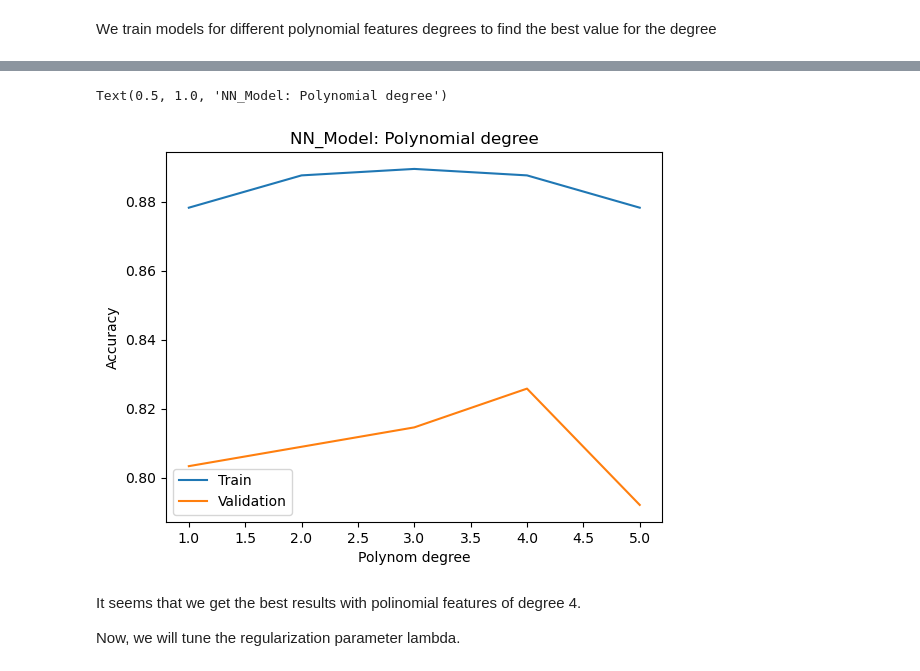
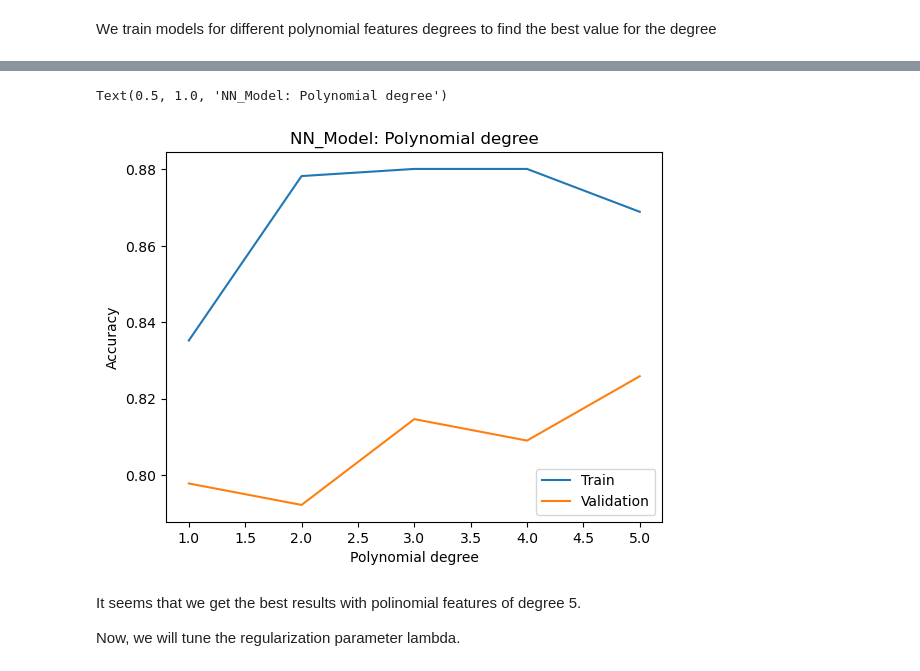
Before and after one commit to Andresmfs/Binary-classification-ML-models-Titanic-survivals, a Jupyter notebook: titanic.ipynb, the cells around one changed output, grey strips where cells are left out. Drawn from its saved outputs; the diff is of its cells as text; code cells hidden in the pictures.

```diff
--- a/titanic.ipynb
+++ b/titanic.ipynb
@@ -916,17 +863,0 @@ plt.title('NN model: Regularization parameter');
-# %%
-NN_model = NN_models[2]
-
-y_train_nn = Binary_sigmoid_predict(NN_model, X_train_nn)
-y_cv_nn = Binary_sigmoid_predict(NN_model, X_cv_nn)
-y_test_nn = Binary_sigmoid_predict(NN_model, X_test_nn)
-
-acc_train_nn = accuracy_score(y_train, y_train_nn)
-acc_cv_nn = accuracy_score(y_cv, y_cv_nn)
-acc_test_nn = accuracy_score(y_test, y_test_nn)
-
-
-print('Model: Neural Network')
-print('------------------------------------------------------')
-print(f'Accuracy score of the train set: {acc_train_nn:.3f}')
-print(f'Accuracy score of the validation set: {acc_cv_nn:.3f}')
-print(f'Accuracy score of the test set: {acc_test_nn:.3f}')
@@ -943,7 +864,6 @@ These are the results for the set without any polynomial features. Let's try add
 # %% [markdown]
 We train models for different polynomial features degrees to find the best value for the degree
 # %%
-tf.keras.utils.set_random_seed(1234)
 scalers = []
 NN_models = []
 train_accuracy = []
@@ -954,7 +874,8 @@ max_deg = 5
 for degree in range(1, max_deg + 1):
 
     # Create the model
-    lambda_ = 0.006
+    tf.keras.utils.set_random_seed(1234)
+    lambda_ = 0.03
     NN_model = Sequential([
         Dense(48, activation='relu', kernel_regularizer=tf.keras.regularizers.l2(lambda_), name='L1'),
         Dense(12, activation='relu', kernel_regularizer=tf.keras.regularizers.l2(lambda_), name='L2'),
@@ -968,10 +889,10 @@ for degree in range(1, max_deg + 1):
     poly = PolynomialFeatures(degree, include_bias=False)
     X_train_mapped = poly.fit_transform(X_train_nn)
 
-    # # Scale the training set
-    # scaler_poly = StandardScaler()
-    # X_train_mapped_scaled = scaler_poly.fit_transform(X_train_mapped)
-    # scalers.append(scaler_poly)
+    # Scale the training set
+    scaler_poly = StandardScaler()
+    X_train_mapped_scaled = scaler_poly.fit_transform(X_train_mapped)
+    scalers.append(scaler_poly)
 
 
     # Train the model and save
@@ -986,8 +907,8 @@ for degree in range(1, max_deg + 1):
     X_cv_mapped = poly_cv.fit_transform(X_cv_nn)
 
 
-    # # Scale the validation set
-    # X_cv_mapped_scaled = scaler_poly.transform(X_cv_mapped)
+    # Scale the validation set
+    X_cv_mapped_scaled = scaler_poly.transform(X_cv_mapped)
 
 
     # Predicttion for validation set
@@ -1022,16 +943,16 @@ Epoch 120/120
 # %%
 # Plot the accuracy for the different polynomial degrees
 plt.plot(list(range(1, max_deg + 1)), train_accuracy, label='Train')
 plt.plot(list(range(1, max_deg + 1)), cv_accuracy, label='Validation')
 plt.legend()
-plt.xlabel('Polynom degree')
+plt.xlabel('Polynomial degree')
 plt.ylabel('Accuracy')
 plt.title('NN_Model: Polynomial degree')
 # %% [output]
 Text(0.5, 1.0, 'NN_Model: Polynomial degree')
-[figure, old version]
+[figure, new version]
 # %% [markdown]
-It seems that we get the best results with polinomial features of degree 4.
+It seems that we get the best results with polinomial features of degree 5.
 
 Now, we will tune the regularization parameter lambda.
 # %%
```
Also changed, not shown: parts of 24 cells of this notebook.
